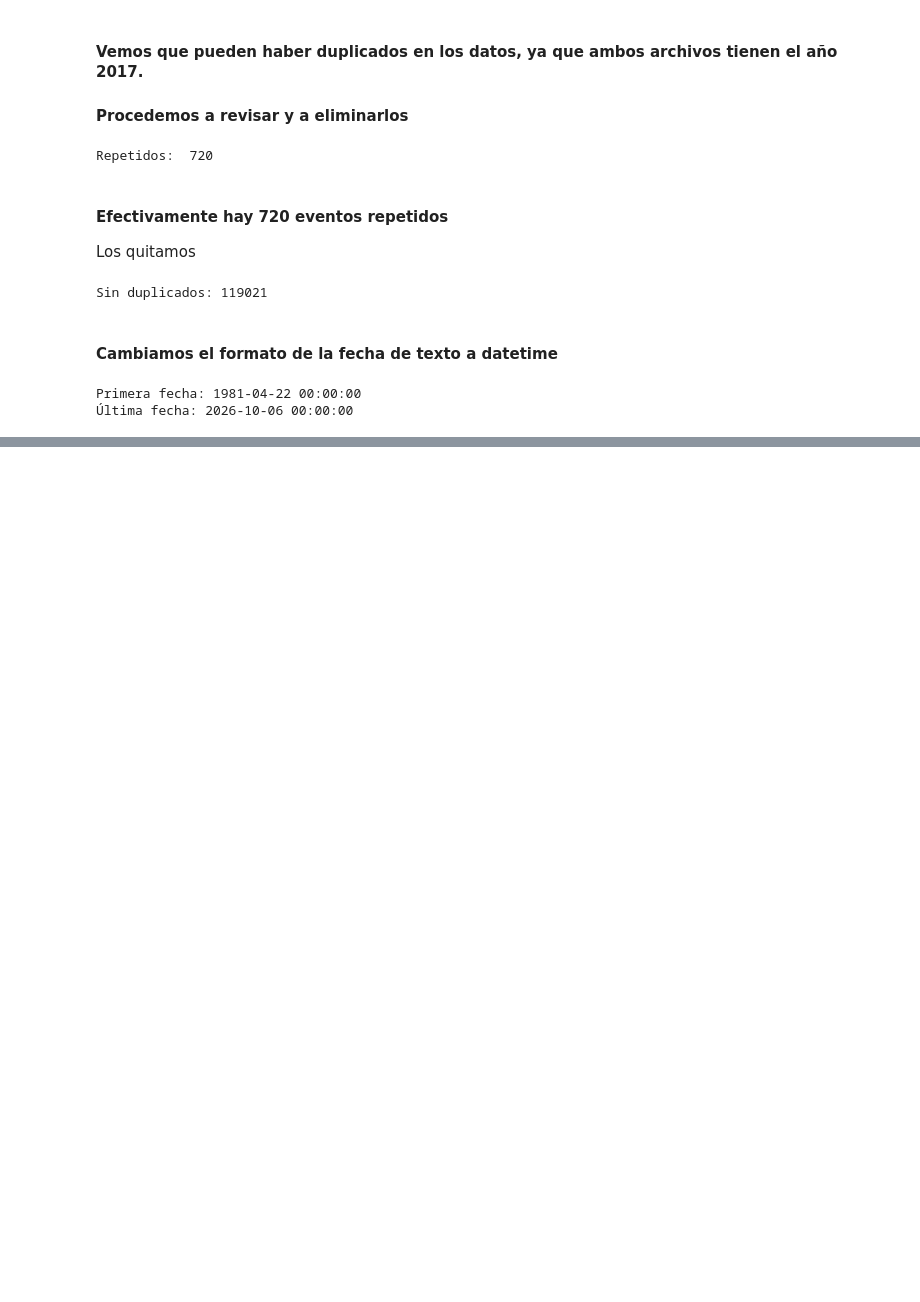
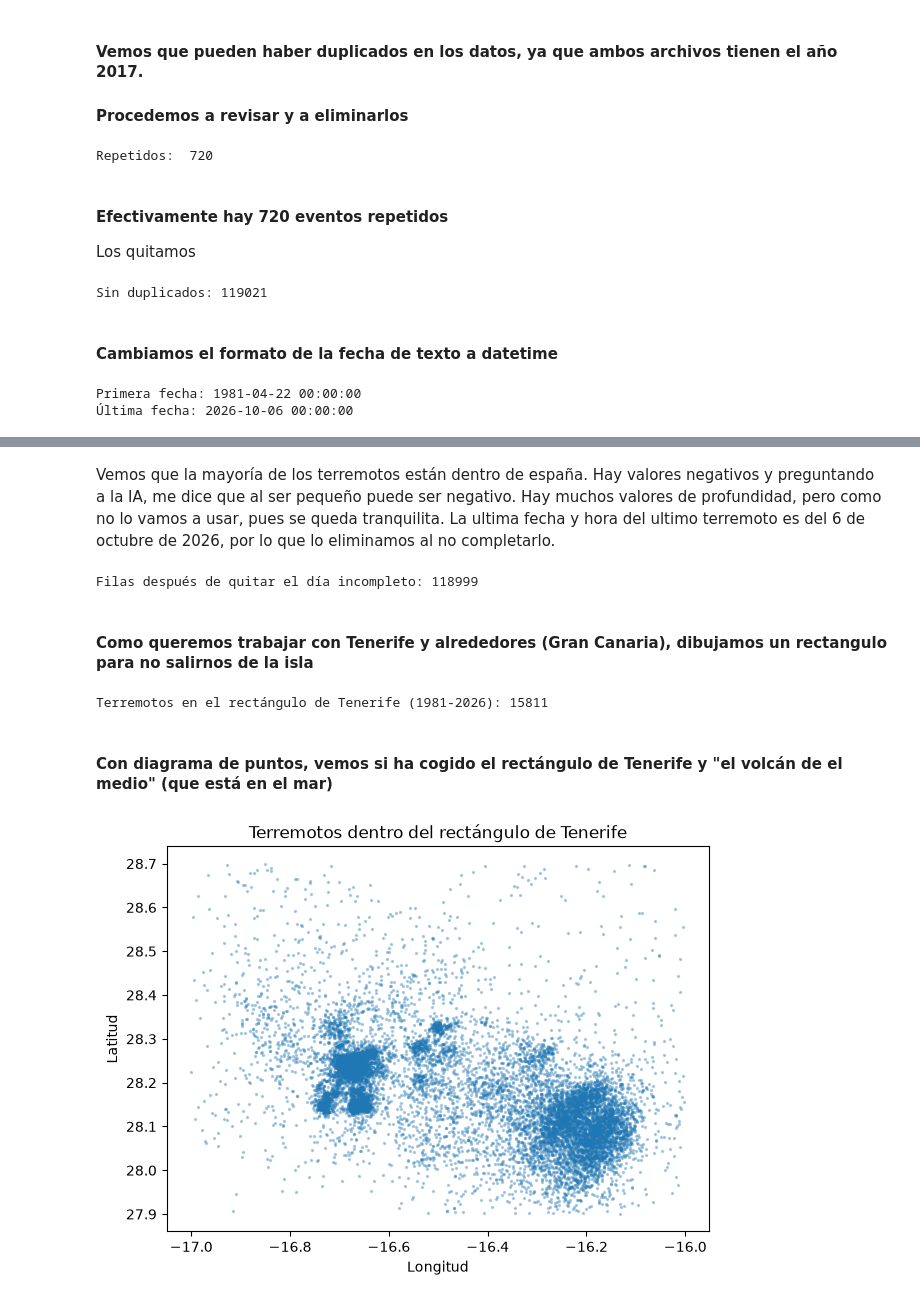
Before and after one commit to c0sh1/vulcano_earthquake, a Jupyter notebook: notebook/EDA.ipynb, the cells around one changed output, grey strips where cells are left out. Cells and saved outputs as stored; diff of their text form; code cells hidden in the pictures; blank space fills up the shorter version.

```diff
--- a/notebook/EDA.ipynb
+++ b/notebook/EDA.ipynb
@@ -164,0 +178,31 @@ Primera fecha: 1981-04-22 00:00:00
+# %% [markdown]
+Vemos que la mayoría de los terremotos están dentro de españa. Hay valores negativos y preguntando a la IA, me dice que al ser pequeño puede ser negativo.
+Hay muchos valores de profundidad, pero como no lo vamos a usar, pues se queda tranquilita.
+La ultima fecha y hora del ultimo terremoto es del 6 de octubre de 2026, por lo que lo eliminamos al no completarlo.
+# %%
+df = df[df["fecha"] <= "2026-10-05"]
+
+filas_limpias = len(df)
+print("Filas después de quitar el día incompleto:", filas_limpias)
+# %% [output]
+Filas después de quitar el día incompleto: 118999
+# %% [markdown]
+#### Como queremos trabajar con Tenerife y alrededores (Gran Canaria), dibujamos un rectangulo para no salirnos de la isla
+# %%
+tf = df[(df["latitud"] >= 27.9) & (df["latitud"] <= 28.7) &
+        (df["longitud"] >= -17.0) & (df["longitud"] <= -16.0)].copy()
+
+print("Terremotos en el rectángulo de Tenerife (1981-2026):", len(tf))
+# %% [output]
+Terremotos en el rectángulo de Tenerife (1981-2026): 15811
+# %% [markdown]
+#### Con diagrama de puntos, vemos si ha cogido el rectángulo de Tenerife y "el volcán de el medio" (que está en el mar)
+# %%
+plt.figure(figsize=(7, 5))
+plt.scatter(tf["longitud"], tf["latitud"], s=2, alpha=0.3)
+plt.title("Terremotos dentro del rectángulo de Tenerife")
+plt.xlabel("Longitud")
+plt.ylabel("Latitud")
+plt.show()
+# %% [output]
+[figure, added]
```
Also changed, not shown: parts of 16 cells of this notebook.
